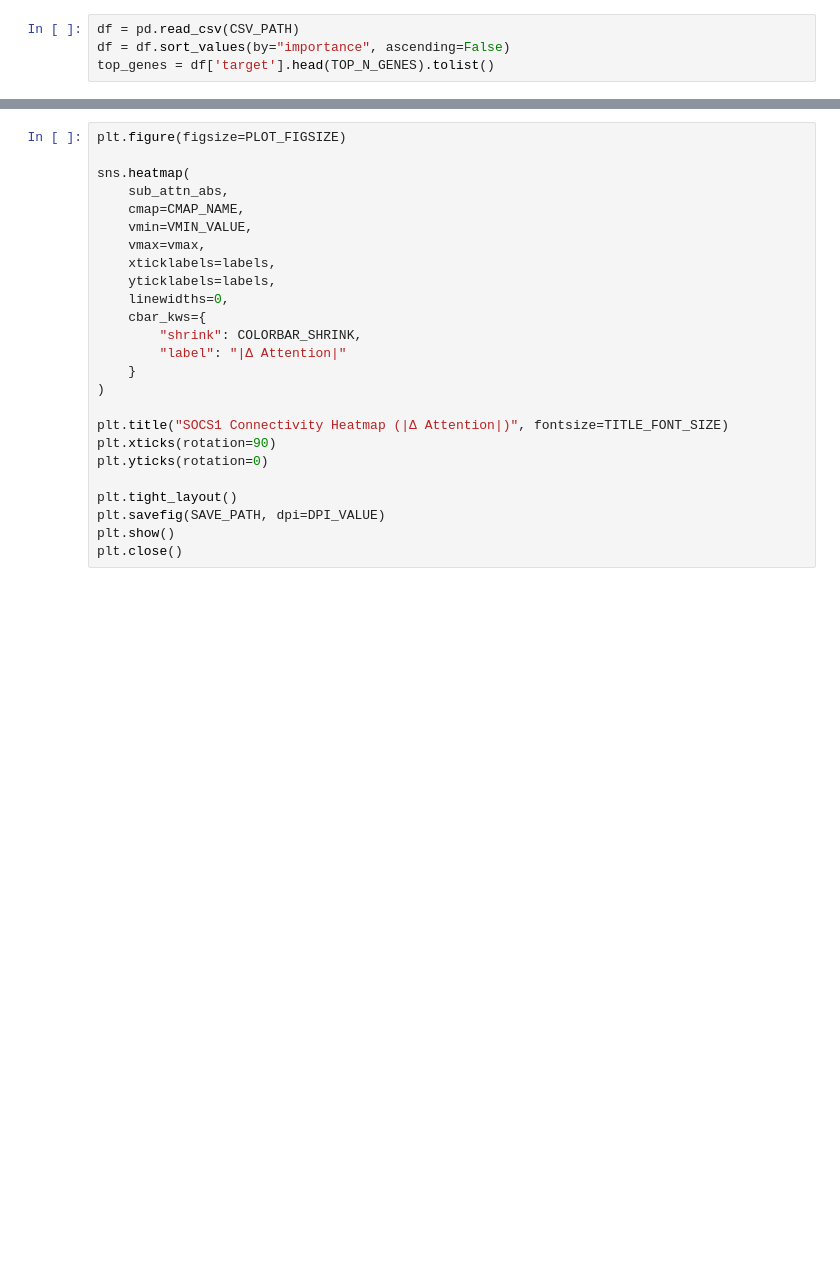
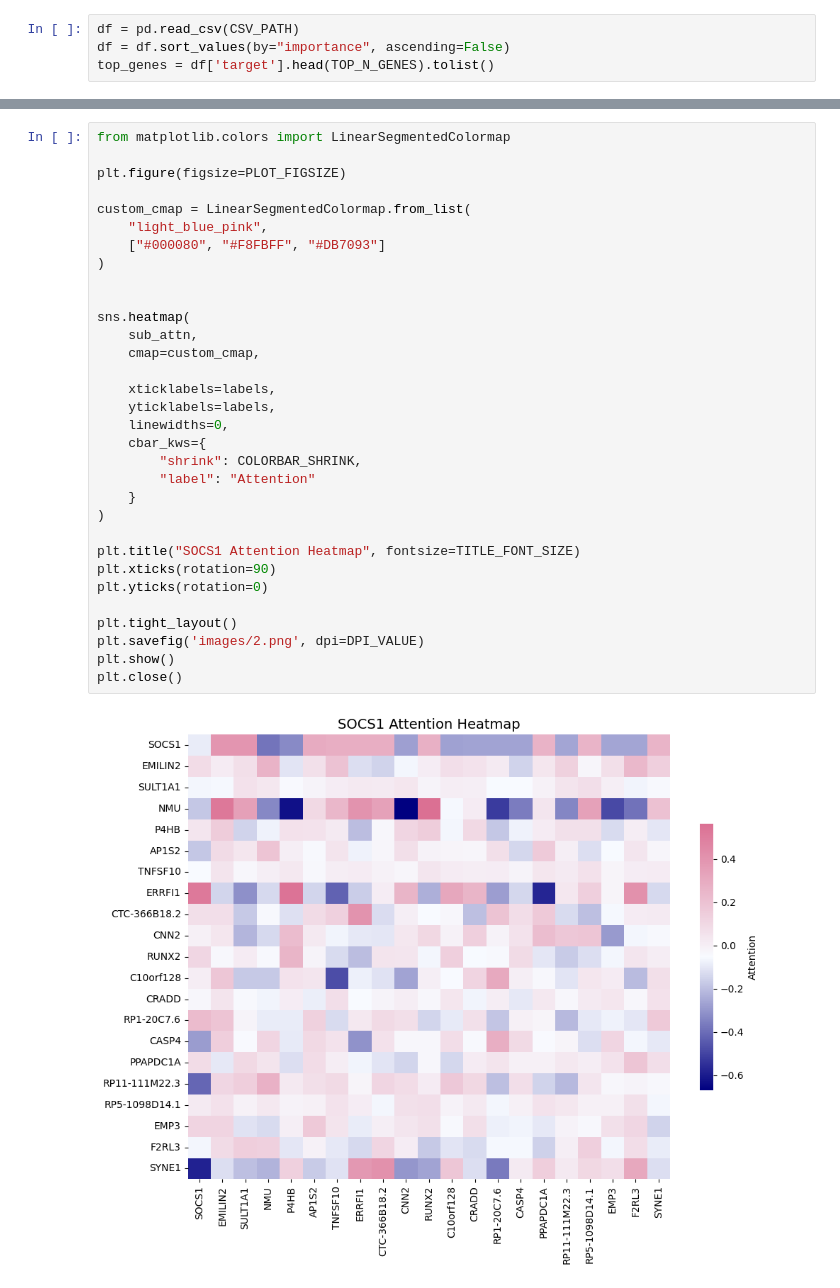
Before and after one commit to TRCDHH/scLinformer, a Jupyter notebook: draw/fig4/draw_attnetion.ipynb, the cells around one changed output, grey strips where cells are left out. Saved outputs shown, nothing was run; the diff lists cells and outputs as text; blank space fills up the shorter version.

```diff
--- a/draw/fig4/draw_attnetion.ipynb
+++ b/draw/fig4/draw_attnetion.ipynb
@@ -49,25 +78,34 @@ vmax = np.percentile(sub_attn_abs, PERCENTILE_VMAX)
 # %%
+from matplotlib.colors import LinearSegmentedColormap
+
 plt.figure(figsize=PLOT_FIGSIZE)
 
+custom_cmap = LinearSegmentedColormap.from_list(
+    "light_blue_pink",
+    ["#000080", "#F8FBFF", "#DB7093"]
+)
+
+
 sns.heatmap(
-    sub_attn_abs,
-    cmap=CMAP_NAME,
-    vmin=VMIN_VALUE,
-    vmax=vmax,
+    sub_attn,
+    cmap=custom_cmap,
+
     xticklabels=labels,
     yticklabels=labels,
     linewidths=0,
     cbar_kws={
         "shrink": COLORBAR_SHRINK,
-        "label": "|Δ Attention|"
+        "label": "Attention"
     }
 )
 
-plt.title("SOCS1 Connectivity Heatmap (|Δ Attention|)", fontsize=TITLE_FONT_SIZE)
+plt.title("SOCS1 Attention Heatmap", fontsize=TITLE_FONT_SIZE)
 plt.xticks(rotation=90)
 plt.yticks(rotation=0)
 
 plt.tight_layout()
-plt.savefig(SAVE_PATH, dpi=DPI_VALUE)
+plt.savefig('images/2.png', dpi=DPI_VALUE)
 plt.show()
 plt.close()
+# %% [output]
+[figure, added]
```
Also changed, not shown: parts of 3 cells of this notebook, 14 other files.
